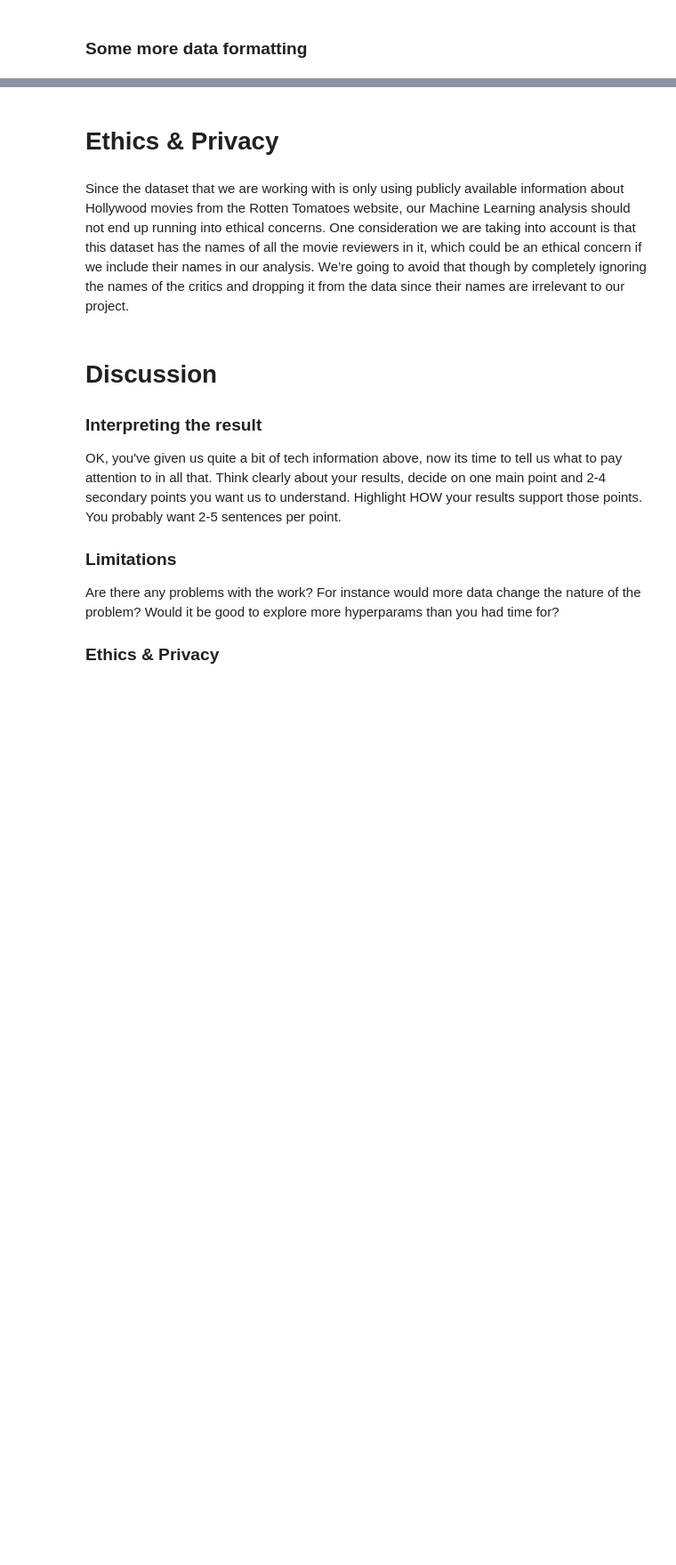
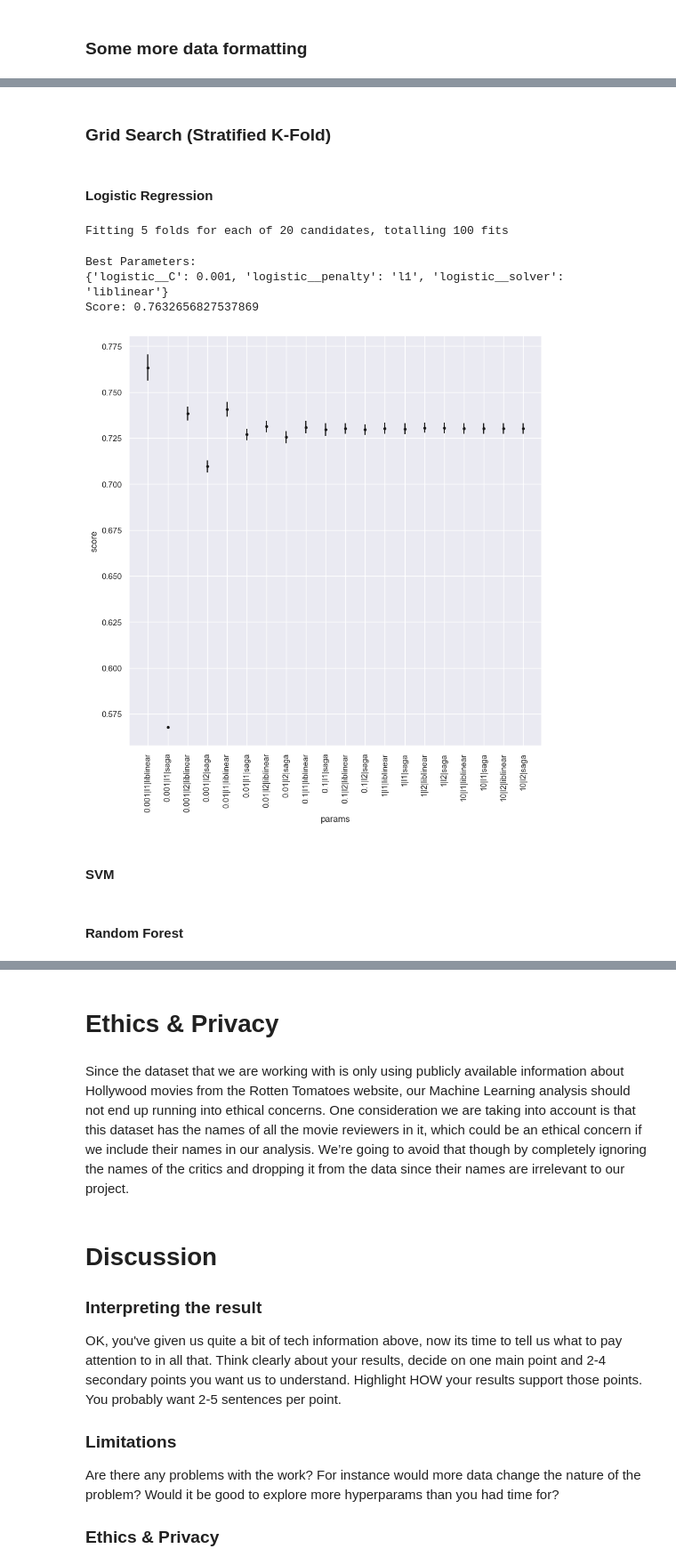
Before and after one commit to J-Singletary/RottenTomatoes-MLProject, a Jupyter notebook: FinalProjectGroup028-Wi23.ipynb, the cells around one changed output, grey strips where cells are left out. Shown at 89% size. Cells and saved outputs as stored; diff of their text form; code cells hidden in the pictures; blank space fills up the shorter version.

```diff
--- a/FinalProjectGroup028-Wi23.ipynb
+++ b/FinalProjectGroup028-Wi23.ipynb
@@ -466,0 +448,20 @@ logistic_rscv = RandomizedSearchCV(logistic_pipe_rs, logistic_param_grid_rs, cv=
+# %% [markdown]
+### Grid Search (Stratified K-Fold)
+# %% [markdown]
+#### Logistic Regression
+# %%
+logistic_gscv = GridSearchCV(logistic_pipe, logistic_params_gs, cv=5, verbose=1, scoring='precision')
+# %%
+logistic_gscv.fit(X_train, y_train)
+
+show_best(logistic_gscv)
+
+plot_results(logistic_gscv)
+# %% [output]
+Fitting 5 folds for each of 20 candidates, totalling 100 fits
+Best Parameters:
+{'logistic__C': 0.001, 'logistic__penalty': 'l1', 'logistic__solver': 'liblinear'}
+Score: 0.7632656827537869
+[figure, added]
+# %% [markdown]
+#### SVM
@@ -466,0 +476,2 @@ logistic_rscv = RandomizedSearchCV(logistic_pipe_rs, logistic_param_grid_rs, cv=
+# %% [markdown]
+#### Random Forest
```
Also changed, not shown: parts of 96 cells of this notebook, 3 other files.
